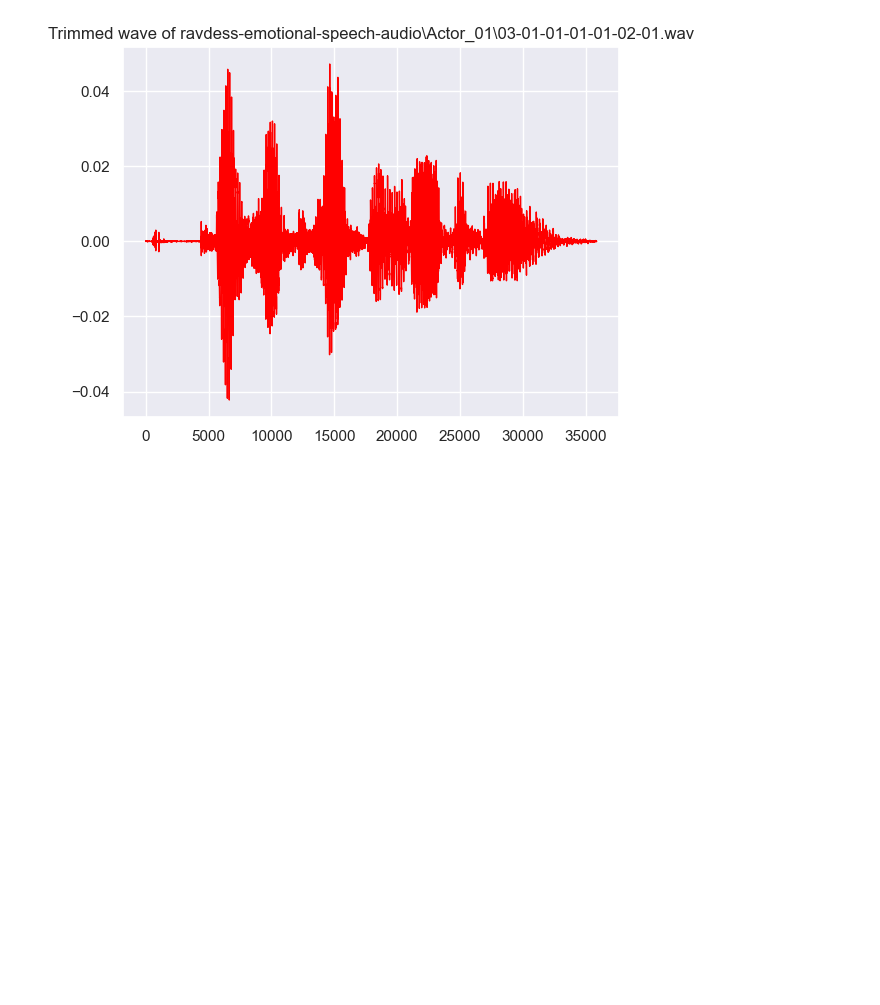
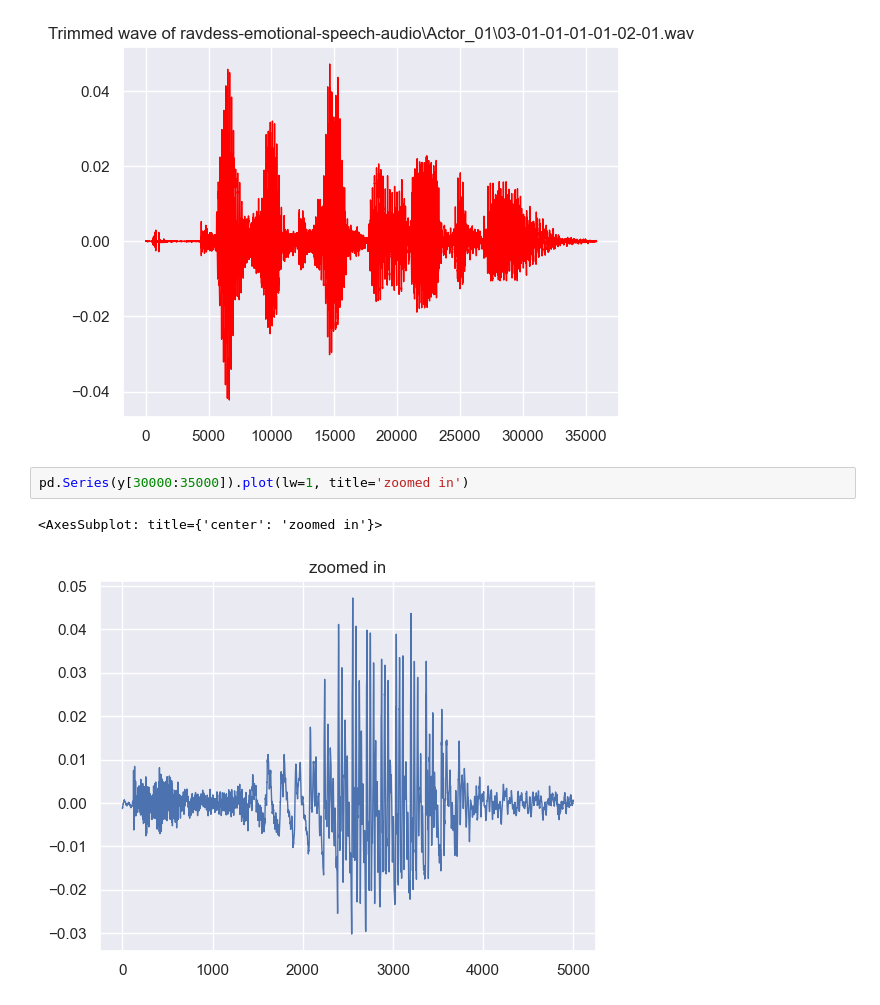
Before and after one commit to Darklaneanjana/ML_DL, a Jupyter notebook: learn/RAVDESS_Emotional_speech_audio/Emotional_speech_audio.ipynb, the cells around one changed output. Cells and saved outputs as stored; diff of their text form; blank space fills up the shorter version.

```diff
--- a/learn/RAVDESS_Emotional_speech_audio/Emotional_speech_audio.ipynb
+++ b/learn/RAVDESS_Emotional_speech_audio/Emotional_speech_audio.ipynb
@@ -48,3 +48,8 @@ pd.Series(y_trmmed).plot(lw=1, title='Trimmed wave of ' + audio_files[1],  color
 plt.show()
 # %% [output]
 [figure]
+# %%
+pd.Series(y[30000:35000]).plot(lw=1, title='zoomed in')
+# %% [output]
+<AxesSubplot: title={'center': 'zoomed in'}>
+[figure, added]
```
Also changed, not shown: parts of 4 cells of this notebook.
